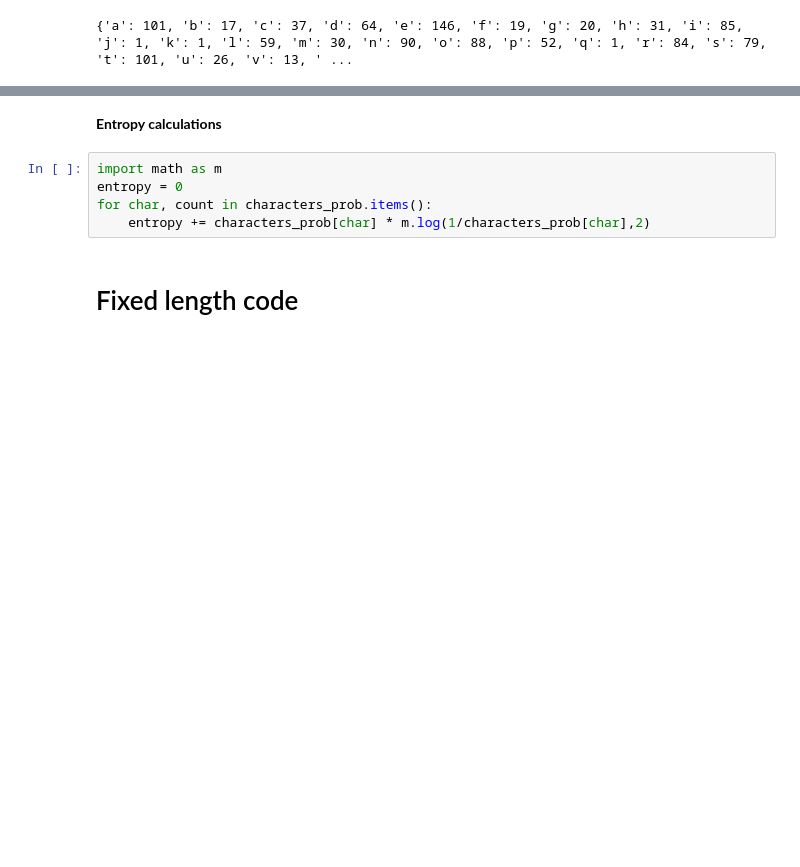
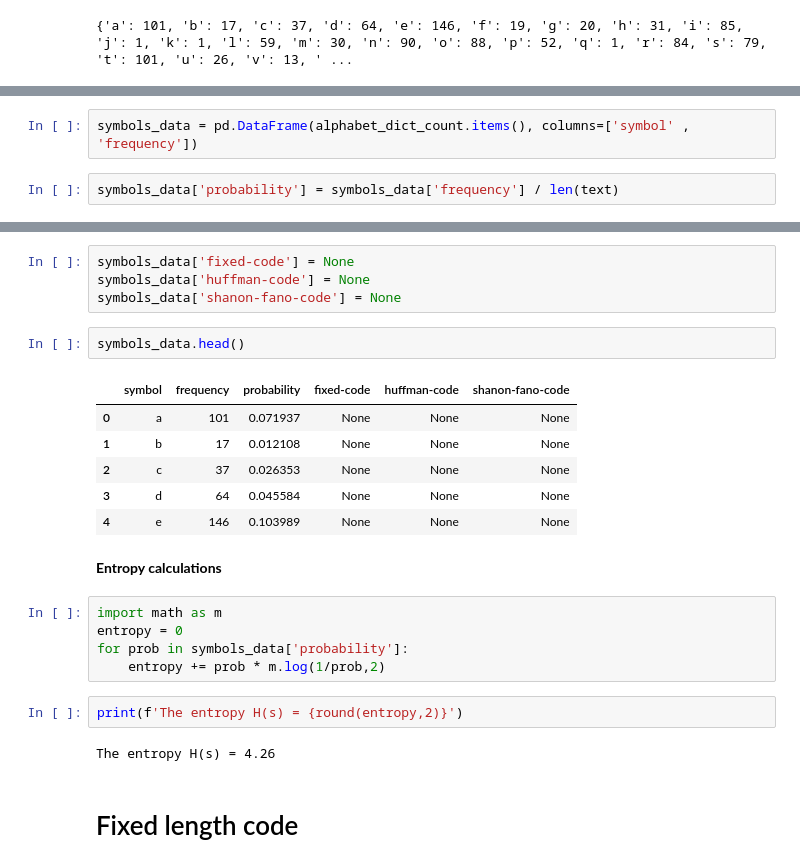
Before and after one commit to tarek1488/textfile_encoding, a Jupyter notebook: main.ipynb, the cells around one changed output, grey strips where cells are left out. Saved outputs shown, nothing was run; the diff lists cells and outputs as text; blank space fills up the shorter version.

```diff
--- a/main.ipynb
+++ b/main.ipynb
@@ -32,2 +59,6 @@ print(characters_prob)
+# %%
+symbols_data = pd.DataFrame(alphabet_dict_count.items(), columns=['symbol' , 'frequency'])
+# %%
+symbols_data['probability'] = symbols_data['frequency'] / len(text)
 # %%
 summation = 0
@@ -36,13 +67,30 @@ for char, prob in characters_prob.items():
 print(summation)
 # %% [output]
 0.9999999999999998
+# %%
+symbols_data['fixed-code'] = None
+symbols_data['huffman-code'] = None
+symbols_data['shanon-fano-code'] = None
+# %%
+symbols_data.head()
+# %% [output]
+|  | symbol | frequency | probability | fixed-code | huffman-code | shanon-fano-code |
+| 0 | a | 101 | 0.071937 | None | None | None |
+| 1 | b | 17 | 0.012108 | None | None | None |
+| 2 | c | 37 | 0.026353 | None | None | None |
+| 3 | d | 64 | 0.045584 | None | None | None |
+| 4 | e | 146 | 0.103989 | None | None | None |
 # %% [markdown]
 **Entropy calculations**
 # %%
 import math as m
 entropy = 0
-for char, count in characters_prob.items():
-    entropy += characters_prob[char] * m.log(1/characters_prob[char],2)
+for prob in symbols_data['probability']:
+    entropy += prob * m.log(1/prob,2)
+# %%
+print(f'The entropy H(s) = {round(entropy,2)}')
+# %% [output]
+The entropy H(s) = 4.26
 # %% [markdown]
 # Fixed length code
 # %%
```
Also changed, not shown: parts of 45 cells of this notebook, 2 other files.
